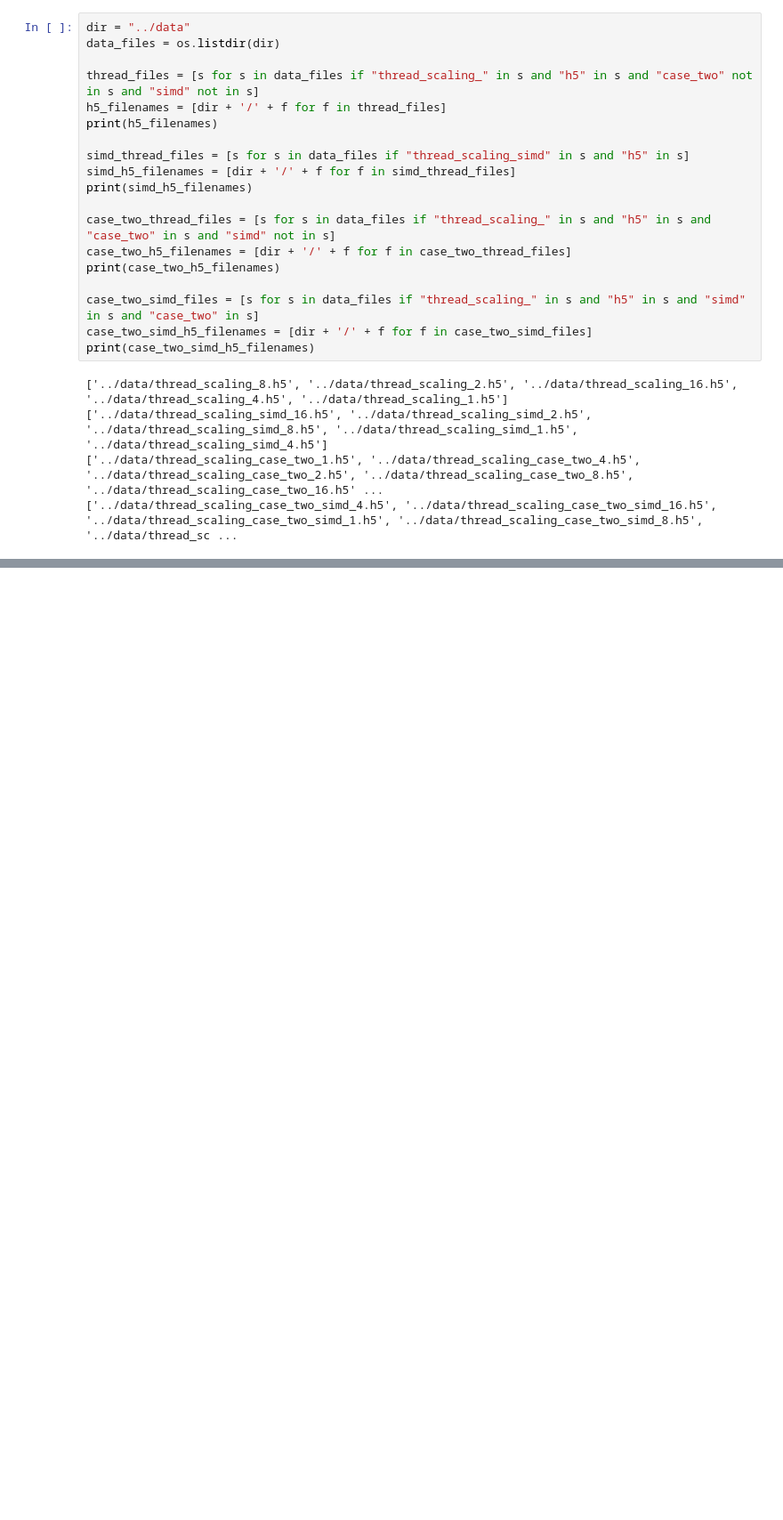
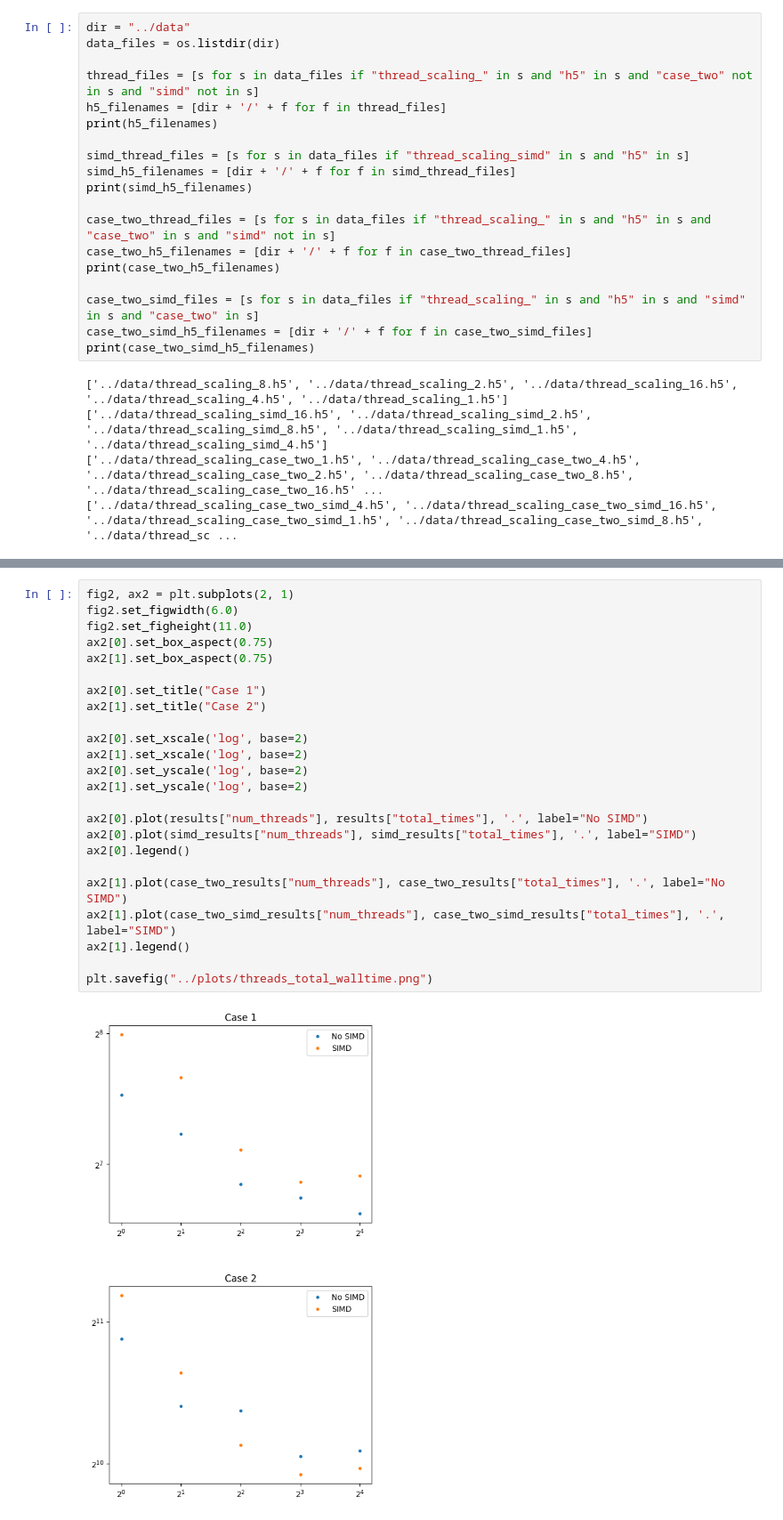
Before and after one commit to bdalfavero/wigner_parallel, a Jupyter notebook: scripts/thread_scaling.ipynb, the cells around one changed output, grey strips where cells are left out. Shown at 89% size. Drawn from its saved outputs; the diff is of its cells as text; blank space fills up the shorter version.

```diff
--- a/scripts/thread_scaling.ipynb
+++ b/scripts/thread_scaling.ipynb
@@ -119,0 +123,26 @@ plt.savefig("../plots/thread_scaling_steps.png")
+# %%
+fig2, ax2 = plt.subplots(2, 1)
+fig2.set_figwidth(6.0)
+fig2.set_figheight(11.0)
+ax2[0].set_box_aspect(0.75)
+ax2[1].set_box_aspect(0.75)
+
+ax2[0].set_title("Case 1")
+ax2[1].set_title("Case 2")
+
+ax2[0].set_xscale('log', base=2)
+ax2[1].set_xscale('log', base=2)
+ax2[0].set_yscale('log', base=2)
+ax2[1].set_yscale('log', base=2)
+
+ax2[0].plot(results["num_threads"], results["total_times"], '.', label="No SIMD")
+ax2[0].plot(simd_results["num_threads"], simd_results["total_times"], '.', label="SIMD")
+ax2[0].legend()
+
+ax2[1].plot(case_two_results["num_threads"], case_two_results["total_times"], '.', label="No SIMD")
+ax2[1].plot(case_two_simd_results["num_threads"], case_two_simd_results["total_times"], '.', label="SIMD")
+ax2[1].legend()
+
+plt.savefig("../plots/threads_total_walltime.png")
+# %% [output]
+[figure, added]
```
Also changed, not shown: parts of 4 cells of this notebook, 2 other files.
